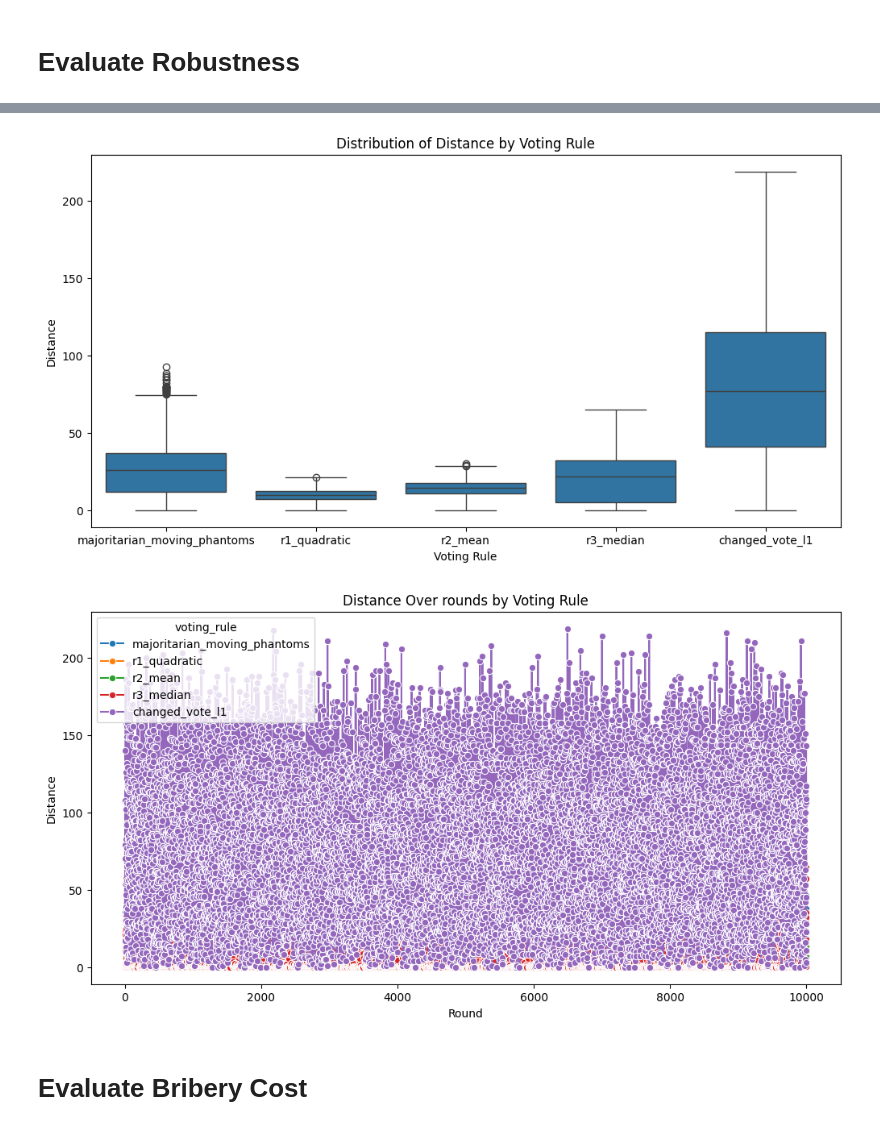
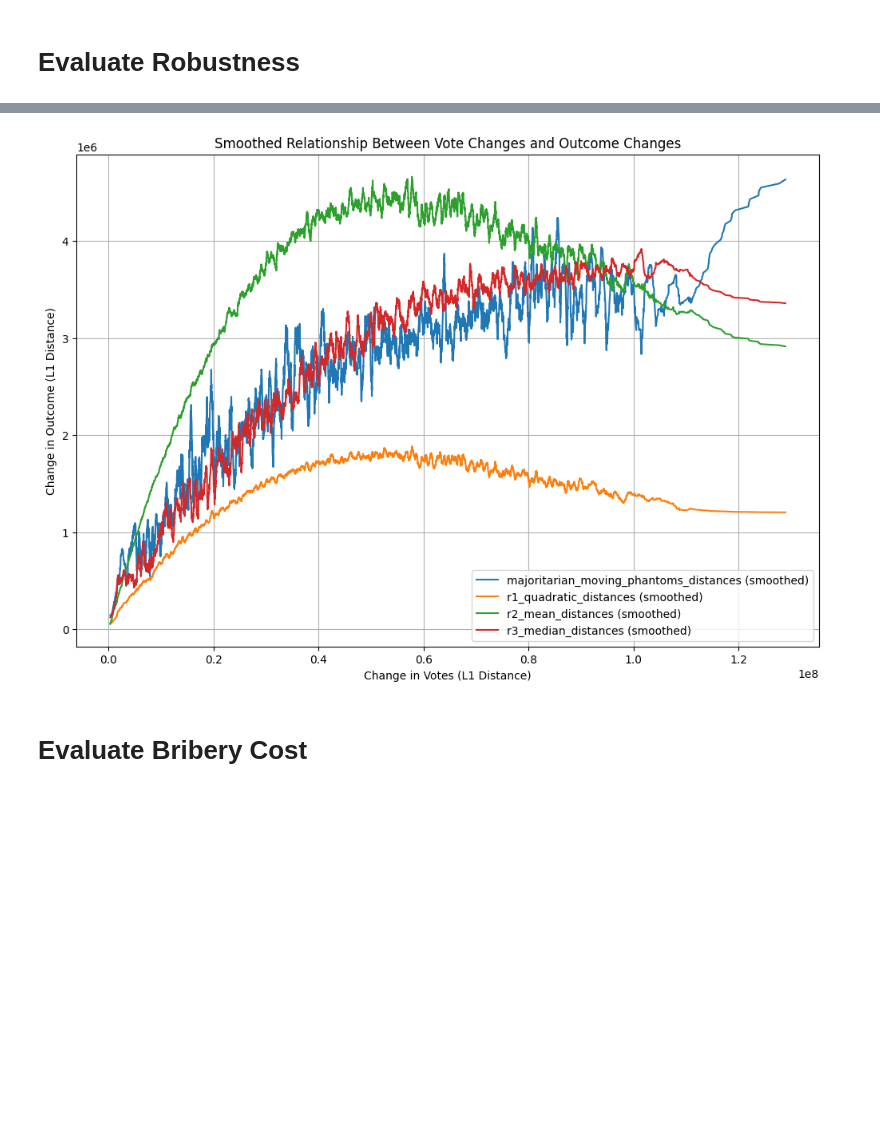
Before and after one commit to GovXS/Evaluating-Voting-Design-Tradeoffs-for-Retro-Funding, a Jupyter notebook: simulations/run.ipynb, the cells around one changed output, grey strips where cells are left out. Cells and saved outputs as stored; diff of their text form; code cells hidden in the pictures; blank space fills up the shorter version.

```diff
--- a/simulations/run.ipynb
+++ b/simulations/run.ipynb
@@ -400,29 +411,45 @@ plot_robustness_ordered(robustness_results)
-# %%
-import matplotlib.pyplot as plt
-import seaborn as sns
-
-# Prepare data for plotting
-robustness_results_long = robustness_results.melt(id_vars=['round'], var_name='voting_rule', value_name='distance')
-robustness_results_long['voting_rule'] = robustness_results_long['voting_rule'].str.replace('_distances', '')
-
-# Box Plot
-plt.figure(figsize=(12, 6))
-sns.boxplot(x='voting_rule', y='distance', data=robustness_results_long)
-plt.title('Distribution of Distance by Voting Rule')
-plt.xlabel('Voting Rule')
-plt.ylabel('Distance')
-plt.show()
-
-# Line Plot
-plt.figure(figsize=(12, 6))
-sns.lineplot(x='round', y='distance', hue='voting_rule', data=robustness_results_long, marker='o')
-plt.title('Distance Over rounds by Voting Rule')
-plt.xlabel('Round')
-plt.ylabel('Distance')
-plt.show()
-# %% [output]
-[figure, removed]
-[figure, removed]
+# %%
+import matplotlib.pyplot as plt
+import pandas as pd
+import numpy as np
+from scipy.signal import savgol_filter
+
+def plot_robustness_ordered(robustness_df, window_length=100, polyorder=2):
+    """Plot the relationship between vote changes and outcome changes after applying Savitzky-Golay smoothing."""
+    # Replace 0 values with the column mean in the specified columns
+    columns_to_replace = [
+        'majoritarian_moving_phantoms_distances',
+        'r1_quadratic_distances',
+        'r2_mean_distances',
+        'r3_median_distances'
+    ]
+
+    # Sort by changed_vote_l1_distances
+    robustness_df = robustness_df.sort_values(by='changed_vote_l1_distances').reset_index(drop=True)
+
+    # Apply smoothing to the voting rule columns using Savitzky-Golay filter
+    smoothed_results = {}
+
+    for method in columns_to_replace:
+        smoothed_results[method] = savgol_filter(robustness_df[method], window_length=window_length, polyorder=polyorder)
+
+    # Plot each voting rule's outcome change against the smoothed changed vote L1 distance
+    plt.figure(figsize=(12, 8))
+
+    for method in columns_to_replace:
+        plt.plot(robustness_df['changed_vote_l1_distances'], smoothed_results[method], label=f"{method} (smoothed)")
+
+    plt.xlabel('Change in Votes (L1 Distance)')
+    plt.ylabel('Change in Outcome (L1 Distance)')
+    plt.title('Smoothed Relationship Between Vote Changes and Outcome Changes')
+    plt.legend()
+    plt.grid(True)
+    plt.show()
+
+# Assuming robustness_df is your DataFrame with the results
+plot_robustness_ordered(robustness_results)
+# %% [output]
+[figure, added]
 # %% [markdown]
 # Evaluate Bribery Cost
 # %%
```
Also changed, not shown: parts of 15 cells of this notebook, 3 other files.
